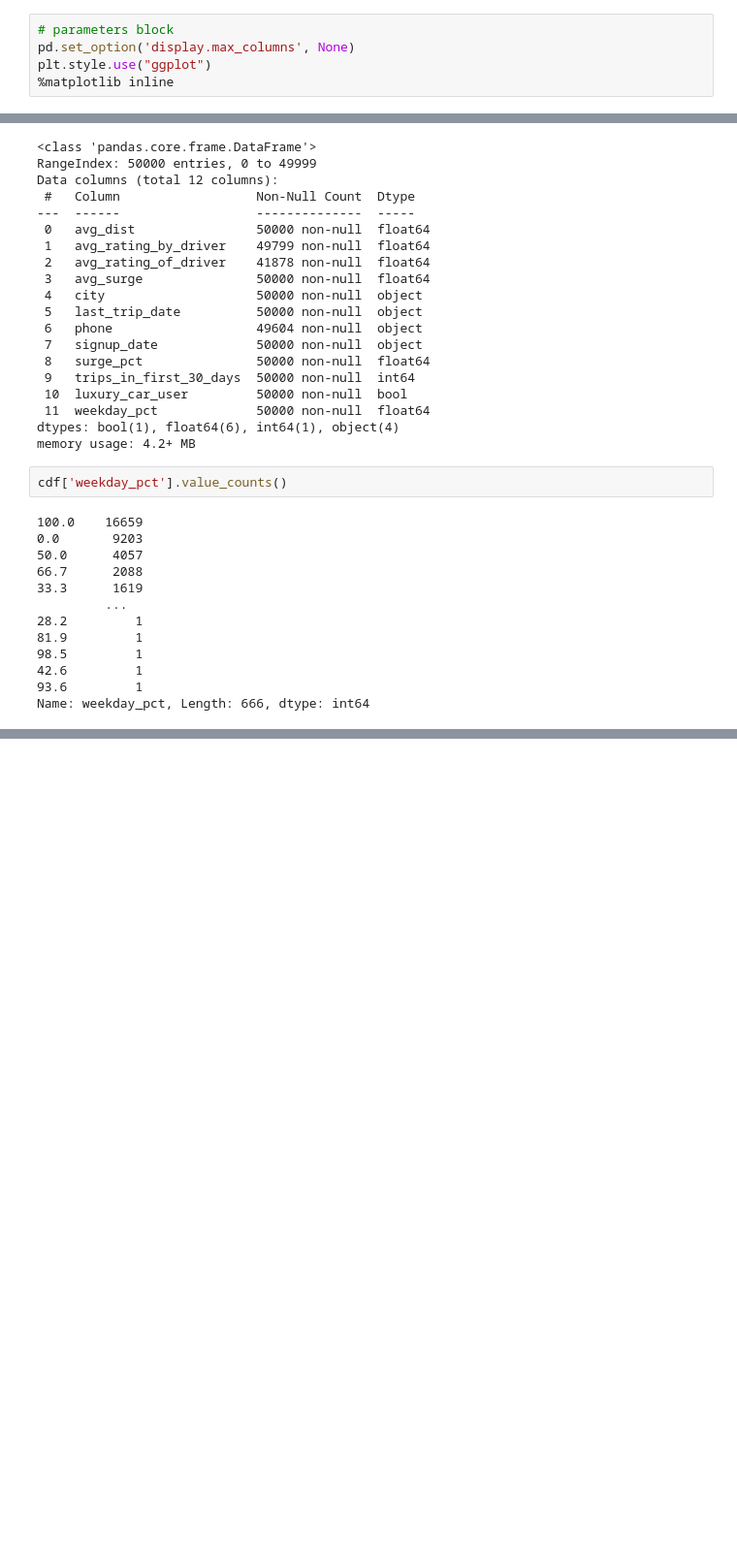
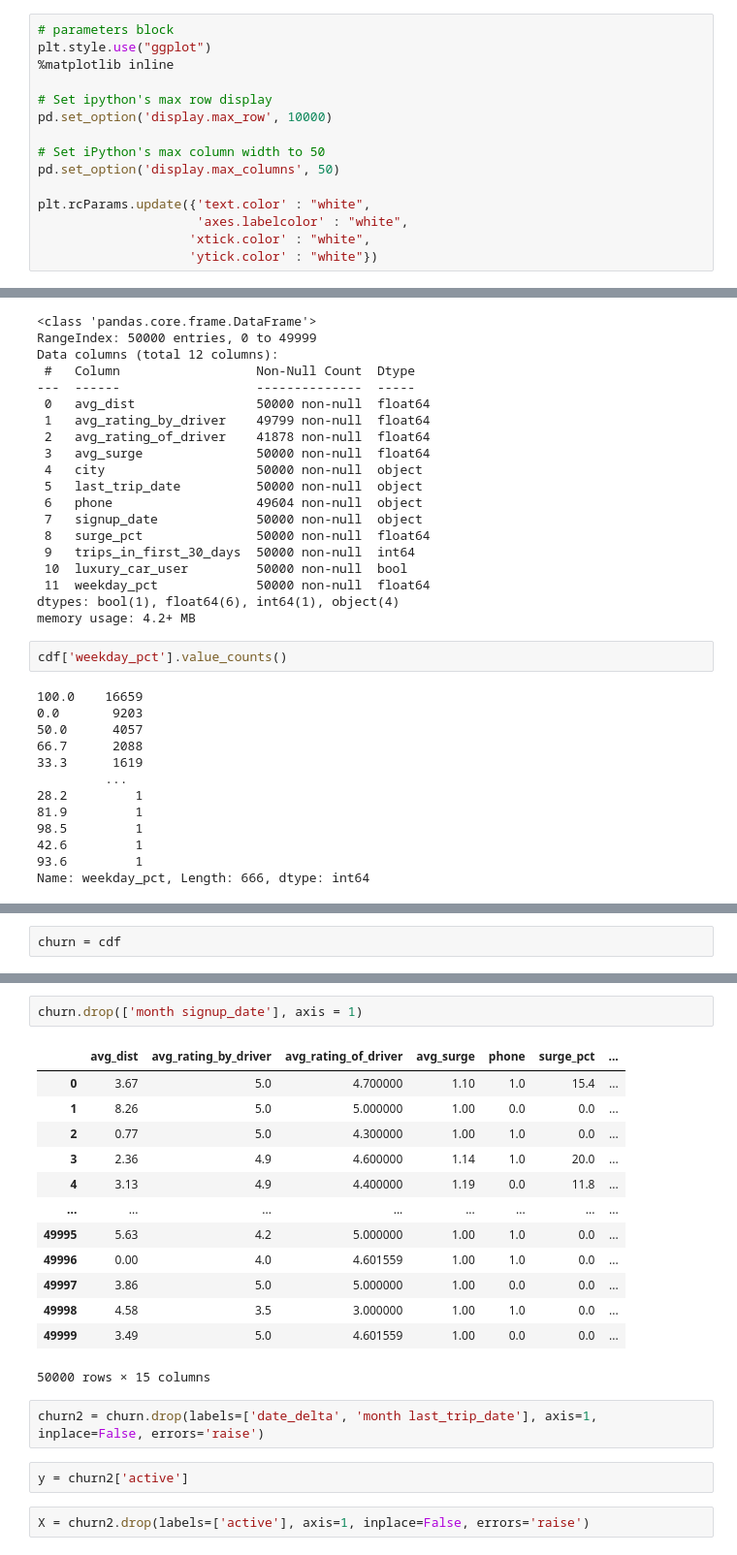
Before and after one commit to daniellkennett/churn_case_study, a Jupyter notebook: src/a01_SupLearnCS.ipynb, the cells around one changed output, grey strips where cells are left out. Shown at 97% size. Drawn from its saved outputs; the diff is of its cells as text; blank space fills up the shorter version.

```diff
--- a/src/a01_SupLearnCS.ipynb
+++ b/src/a01_SupLearnCS.ipynb
@@ -99,6 +109,16 @@ import itertools
 # %%
 # parameters block
-pd.set_option('display.max_columns', None)
 plt.style.use("ggplot")
 %matplotlib inline
+
+# Set ipython's max row display
+pd.set_option('display.max_row', 10000)
+
+# Set iPython's max column width to 50
+pd.set_option('display.max_columns', 50)
+
+plt.rcParams.update({'text.color' : "white",
+                     'axes.labelcolor' : "white",
+                    'xtick.color' : "white",
+                    'ytick.color' : "white"})
 # %%
@@ -198,0 +220,2 @@ In summary, this dataset is very clean, and there is little to clean up.
+# %%
+churn = cdf
@@ -198,0 +306,22 @@ In summary, this dataset is very clean, and there is little to clean up.
+# %%
+churn.drop(['month signup_date'], axis = 1)
+# %% [output]
+|  | avg_dist | avg_rating_by_driver | avg_rating_of_driver | avg_surge | phone | surge_pct | ... |
+| 0 | 3.67 | 5.0 | 4.700000 | 1.10 | 1.0 | 15.4 | ... |
+| 1 | 8.26 | 5.0 | 5.000000 | 1.00 | 0.0 | 0.0 | ... |
+| 2 | 0.77 | 5.0 | 4.300000 | 1.00 | 1.0 | 0.0 | ... |
+| 3 | 2.36 | 4.9 | 4.600000 | 1.14 | 1.0 | 20.0 | ... |
+| 4 | 3.13 | 4.9 | 4.400000 | 1.19 | 0.0 | 11.8 | ... |
+| ... | ... | ... | ... | ... | ... | ... | ... |
+| 49995 | 5.63 | 4.2 | 5.000000 | 1.00 | 1.0 | 0.0 | ... |
+| 49996 | 0.00 | 4.0 | 4.601559 | 1.00 | 1.0 | 0.0 | ... |
+| 49997 | 3.86 | 5.0 | 5.000000 | 1.00 | 0.0 | 0.0 | ... |
+| 49998 | 4.58 | 3.5 | 3.000000 | 1.00 | 1.0 | 0.0 | ... |
+| 49999 | 3.49 | 5.0 | 4.601559 | 1.00 | 0.0 | 0.0 | ... |
+50000 rows × 15 columns
+# %%
+churn2 = churn.drop(labels=['date_delta', 'month last_trip_date'], axis=1, inplace=False, errors='raise')
+# %%
+y = churn2['active']
+# %%
+X = churn2.drop(labels=['active'], axis=1, inplace=False, errors='raise')
```
Also changed, not shown: parts of 9 cells of this notebook.
